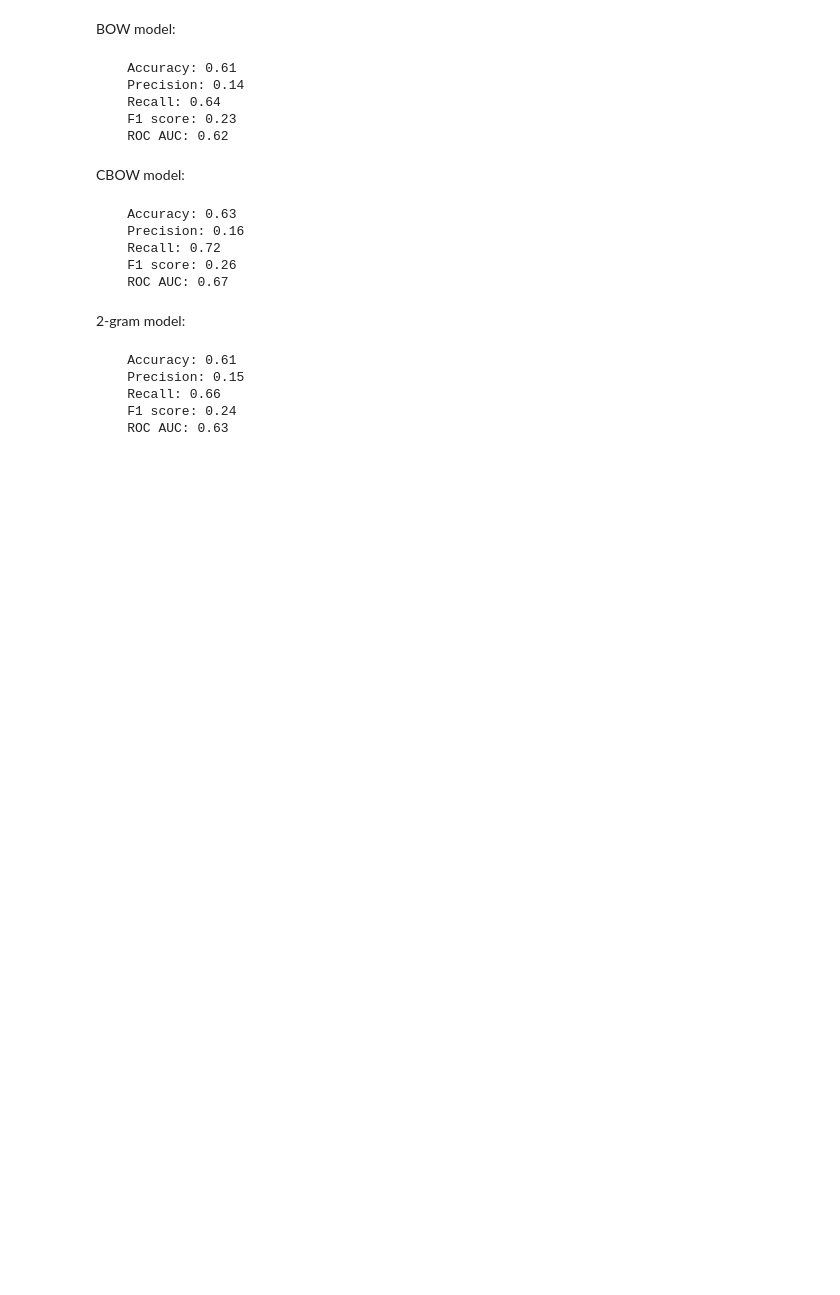
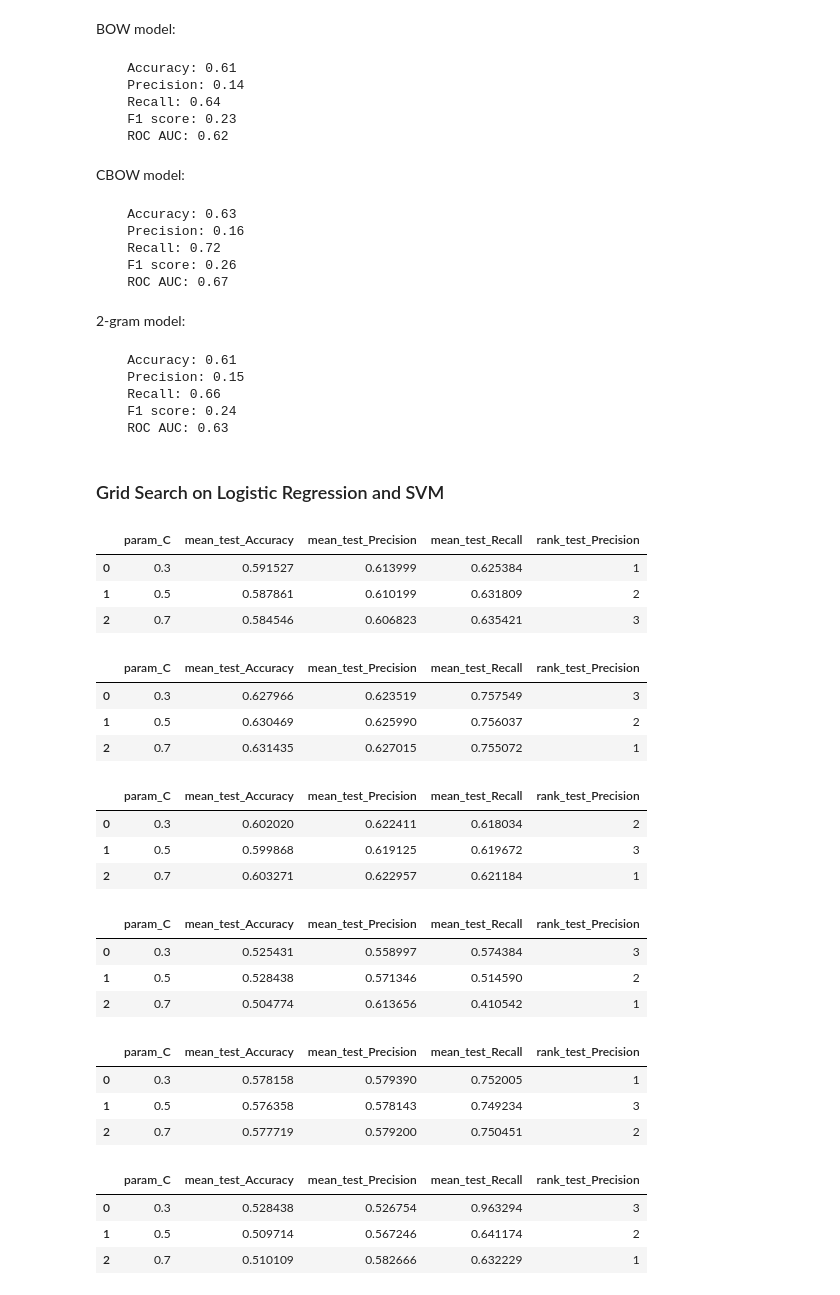
Before and after one commit to apelczar/chicago_food_reinspection, a Jupyter notebook: feature_eng.ipynb, the cells around one changed output. Cells and saved outputs as stored; diff of their text form; code cells hidden in the pictures; blank space fills up the shorter version.

Commit message:
Added grid search for log reg and svm

```diff
--- a/feature_eng.ipynb
+++ b/feature_eng.ipynb
@@ -374,3 +374,5 @@ print_clf_metrics(val_targ_1d, log_y_pred_2gram)
     Recall: 0.66
     F1 score: 0.24
     ROC AUC: 0.63
+# %% [markdown]
+### Grid Search on Logistic Regression and SVM
@@ -376,0 +382,33 @@ print_clf_metrics(val_targ_1d, log_y_pred_2gram)
+# %%
+parameters_log = {'C': [0.3, 0.5, 0.7]}
+#scikit learn uses L2 penalty (ridge) by default, with C=1
+
+scoring = {'Accuracy': 'accuracy', 'Precision': 'precision', 'Recall': 'recall'}
+
+def grid_search_log(train_x, train_y, max_iter=5000):
+    grid_log = GridSearchCV(LogisticRegression(max_iter=max_iter, random_state=0), param_grid=parameters_log, scoring=scoring,
+                            cv=5, refit='Precision')
+    grid_log.fit(train_x, train_y)
+    logs_all = pd.DataFrame.from_dict(grid_log.cv_results_)
+    return(logs_all.loc[:, ['param_C', 'mean_test_Accuracy', 'mean_test_Precision', 'mean_test_Recall', 'rank_test_Precision']])
+# %%
+grid_search_log(train_bow_resample, train_targ_1d)
+# %% [output]
+|  | param_C | mean_test_Accuracy | mean_test_Precision | mean_test_Recall | rank_test_Precision |
+| 0 | 0.3 | 0.591527 | 0.613999 | 0.625384 | 1 |
+| 1 | 0.5 | 0.587861 | 0.610199 | 0.631809 | 2 |
+| 2 | 0.7 | 0.584546 | 0.606823 | 0.635421 | 3 |
+# %%
+grid_search_log(train_cbow_resample, train_targ_1d)
+# %% [output]
+|  | param_C | mean_test_Accuracy | mean_test_Precision | mean_test_Recall | rank_test_Precision |
+| 0 | 0.3 | 0.627966 | 0.623519 | 0.757549 | 3 |
+| 1 | 0.5 | 0.630469 | 0.625990 | 0.756037 | 2 |
+| 2 | 0.7 | 0.631435 | 0.627015 | 0.755072 | 1 |
+# %%
+grid_search_log(train_2gram_resample, train_targ_1d)
+# %% [output]
+|  | param_C | mean_test_Accuracy | mean_test_Precision | mean_test_Recall | rank_test_Precision |
+| 0 | 0.3 | 0.602020 | 0.622411 | 0.618034 | 2 |
+| 1 | 0.5 | 0.599868 | 0.619125 | 0.619672 | 3 |
+| 2 | 0.7 | 0.603271 | 0.622957 | 0.621184 | 1 |
@@ -376,0 +426,21 @@ print_clf_metrics(val_targ_1d, log_y_pred_2gram)
+# %%
+grid_search_svm(train_bow_resample, train_targ_1d)
+# %% [output]
+|  | param_C | mean_test_Accuracy | mean_test_Precision | mean_test_Recall | rank_test_Precision |
+| 0 | 0.3 | 0.525431 | 0.558997 | 0.574384 | 3 |
+| 1 | 0.5 | 0.528438 | 0.571346 | 0.514590 | 2 |
+| 2 | 0.7 | 0.504774 | 0.613656 | 0.410542 | 1 |
+# %%
+grid_search_svm(train_cbow_resample, train_targ_1d)
+# %% [output]
+|  | param_C | mean_test_Accuracy | mean_test_Precision | mean_test_Recall | rank_test_Precision |
+| 0 | 0.3 | 0.578158 | 0.579390 | 0.752005 | 1 |
+| 1 | 0.5 | 0.576358 | 0.578143 | 0.749234 | 3 |
+| 2 | 0.7 | 0.577719 | 0.579200 | 0.750451 | 2 |
+# %%
+grid_search_svm(train_2gram_resample, train_targ_1d)
+# %% [output]
+|  | param_C | mean_test_Accuracy | mean_test_Precision | mean_test_Recall | rank_test_Precision |
+| 0 | 0.3 | 0.528438 | 0.526754 | 0.963294 | 3 |
+| 1 | 0.5 | 0.509714 | 0.567246 | 0.641174 | 2 |
+| 2 | 0.7 | 0.510109 | 0.582666 | 0.632229 | 1 |
```
Also changed, not shown: parts of 9 cells of this notebook.
